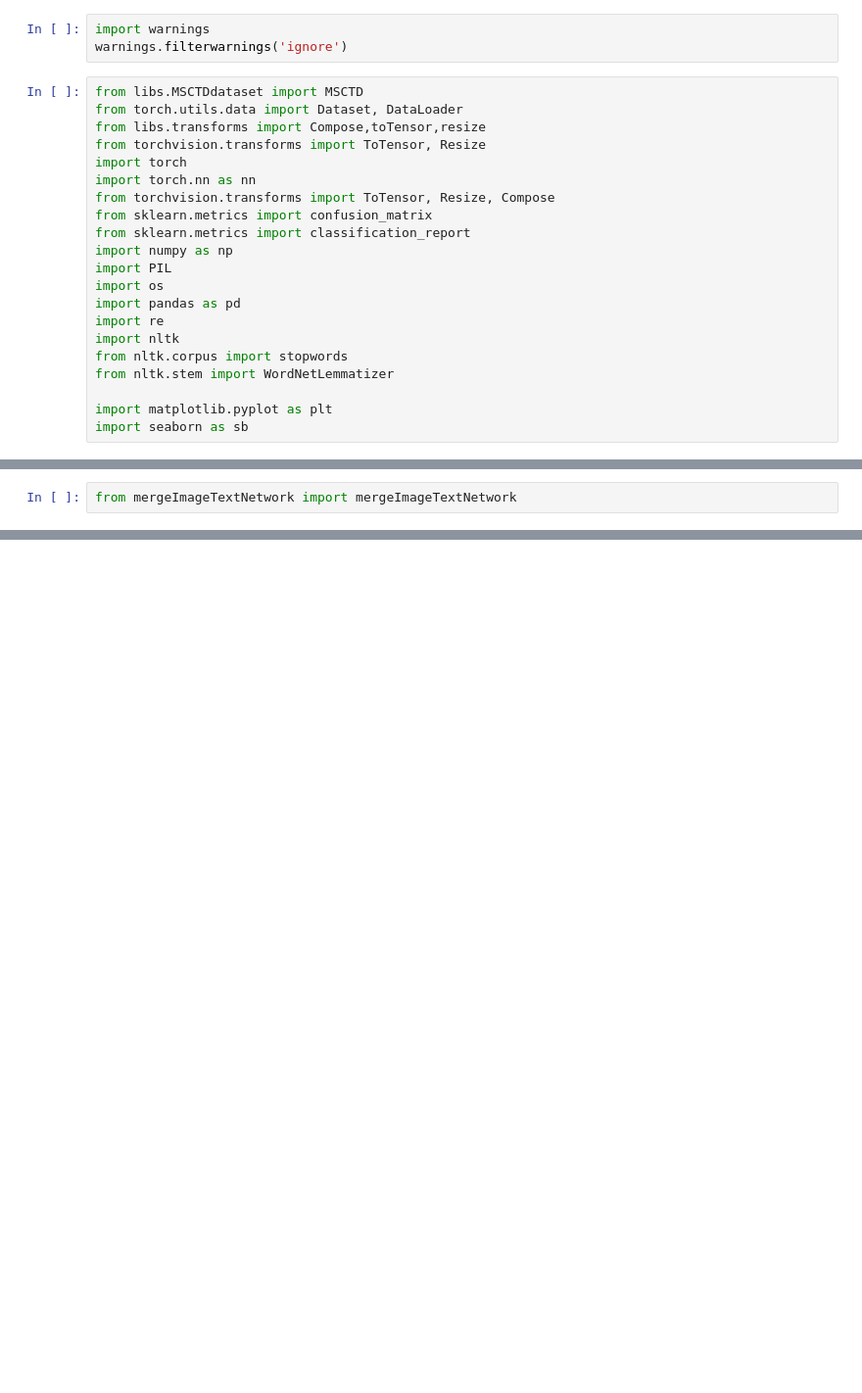
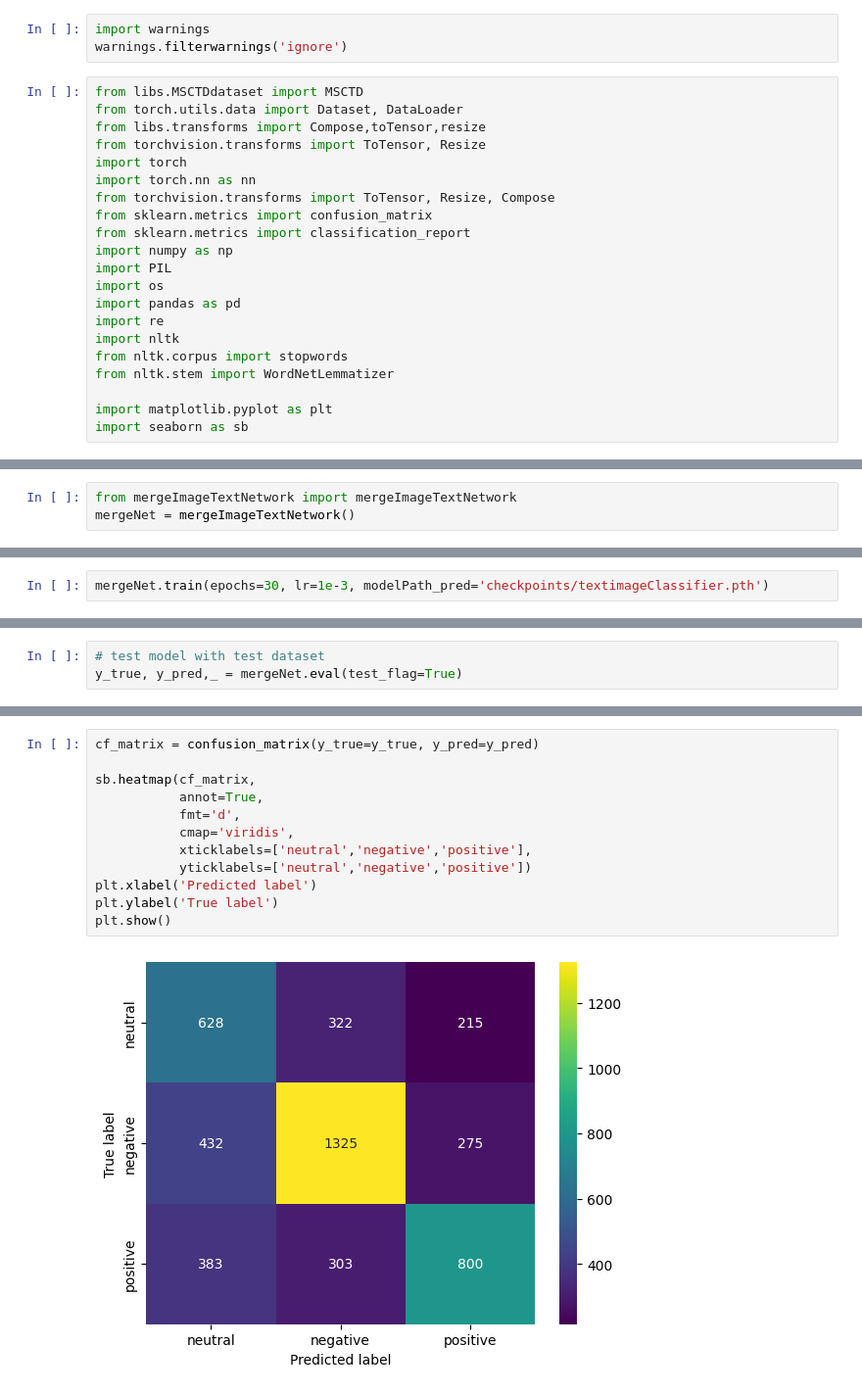
Before and after one commit to abolfazlyarian/deepLearningProject, a Jupyter notebook: phase3.ipynb, the cells around one changed output, grey strips where cells are left out. Shown: that part at 98% size. Cells and saved outputs as stored; diff of their text form; blank space fills up the shorter version.

Commit message:
combine bert and image network

```diff
--- a/phase3.ipynb
+++ b/phase3.ipynb
@@ -38,2 +29,3 @@ test_loader  = DataLoader(test_face_dataset, batch_size=64, shuffle=True)
 # %%
 from mergeImageTextNetwork import mergeImageTextNetwork
+mergeNet = mergeImageTextNetwork()
@@ -71,0 +40,2 @@ mitn.train(train_loader, test_loader, epochs=20,lr=2e-4)
+# %%
+mergeNet.train(epochs=30, lr=1e-3, modelPath_pred='checkpoints/textimageClassifier.pth')
@@ -71,0 +69,3 @@ mitn.train(train_loader, test_loader, epochs=20,lr=2e-4)
+# %%
+# test model with test dataset
+y_true, y_pred,_ = mergeNet.eval(test_flag=True)
@@ -71,0 +86,14 @@ mitn.train(train_loader, test_loader, epochs=20,lr=2e-4)
+# %%
+cf_matrix = confusion_matrix(y_true=y_true, y_pred=y_pred)
+
+sb.heatmap(cf_matrix,
+           annot=True,
+           fmt='d',
+           cmap='viridis',
+           xticklabels=['neutral','negative','positive'],
+           yticklabels=['neutral','negative','positive'])
+plt.xlabel('Predicted label')
+plt.ylabel('True label')
+plt.show()
+# %% [output]
+[figure, added]
```
Also changed, not shown: parts of 16 cells of this notebook.
